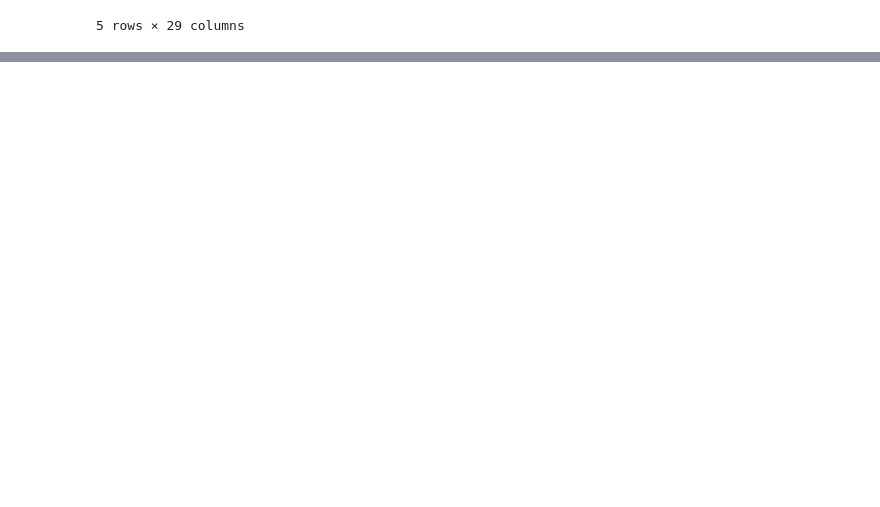
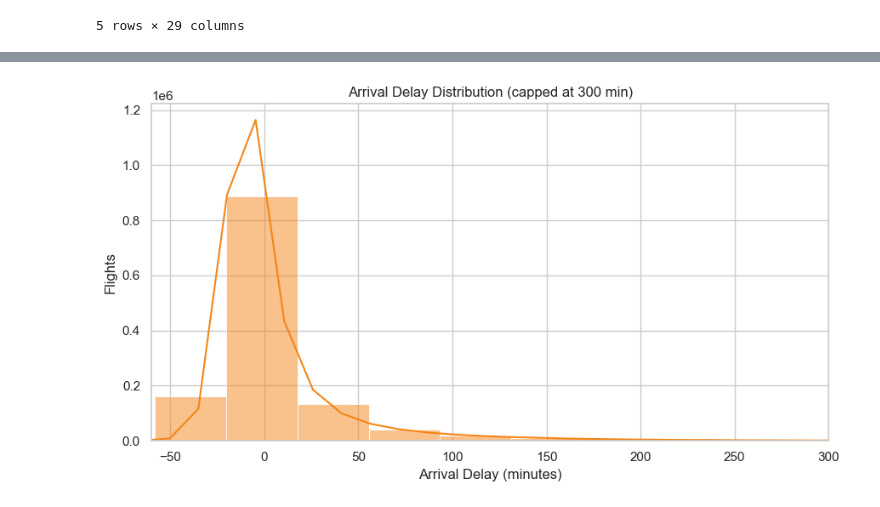
Before and after one commit to PANDU6764/AIR_FLY_INSIGHTS, a Jupyter notebook: AIR_FLY_INSIGHTS.ipynb, the cells around one changed output, grey strips where cells are left out. Drawn from its saved outputs; the diff is of its cells as text; code cells hidden in the pictures; blank space fills up the shorter version.

```diff
--- a/AIR_FLY_INSIGHTS.ipynb
+++ b/AIR_FLY_INSIGHTS.ipynb
@@ -223,0 +303,11 @@ df.tail()
+# %%
+plt.figure(figsize=(9,5))
+sns.histplot(_df['ARR_DELAY'].dropna(), bins=80, kde=True, color='#F58518')
+plt.xlim(-60, 300)
+plt.title('Arrival Delay Distribution (capped at 300 min)')
+plt.xlabel('Arrival Delay (minutes)')
+plt.ylabel('Flights')
+plt.tight_layout()
+plt.show()
+# %% [output]
+[figure, added]
```
Also changed, not shown: parts of 9 cells of this notebook.
